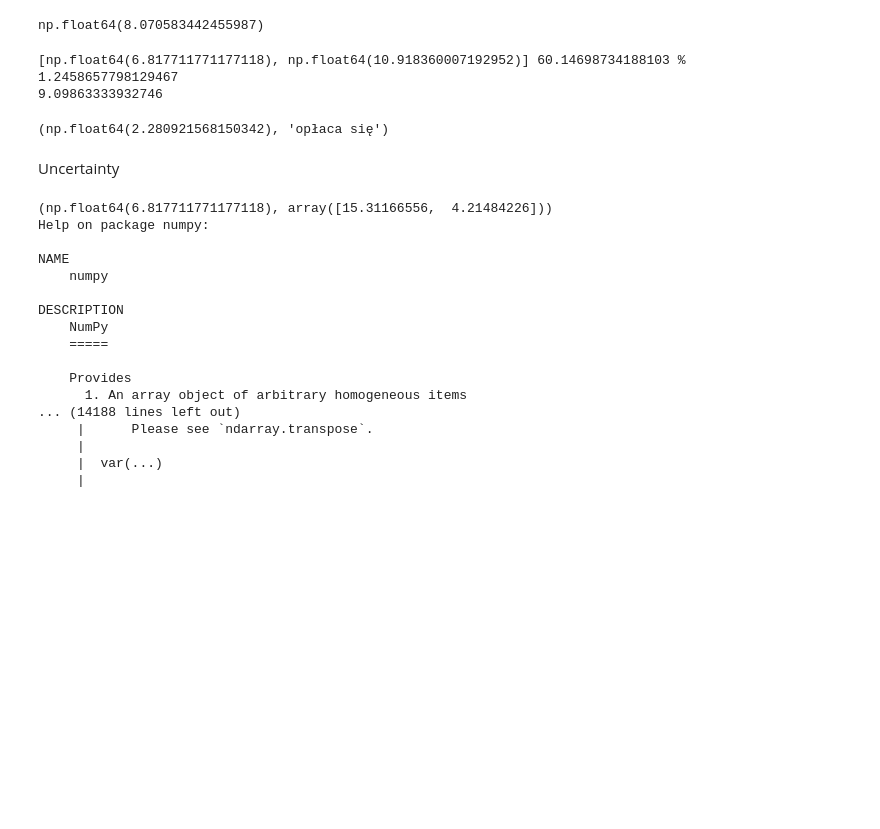
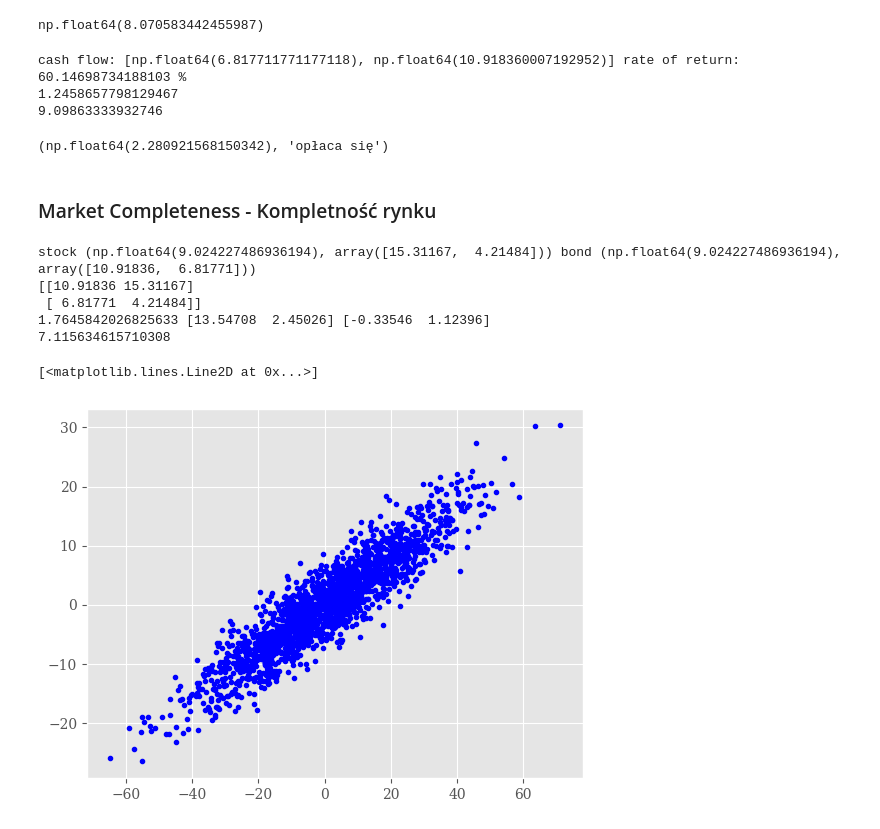
Before and after one commit to PawelSenko/Finanse, a Jupyter notebook: finanseAItest.ipynb, the cells around one changed output. Saved outputs shown, nothing was run; the diff lists cells and outputs as text; code cells hidden in the pictures; blank space fills up the shorter version.

Commit message:
Add new analyse of market

```diff
--- a/finanseAItest.ipynb
+++ b/finanseAItest.ipynb
@@ -142,7 +149,7 @@ c =cash_flow = [start,end]
 #Rate of return  c0+c1 / |c0| / stopa zwrotu
 
 r = (c[1]-c[0])/abs(c[0])*100  # r1= c[1]/c[0] -1
-print(c,r,'%')
+print('cash flow:',c,'rate of return:',r,'%')
 
 #Interest / Odsetki  There is a difference between a cash flow today and a cash flow in one year.
 
@@ -164,32 +171,56 @@ def NPV(c): #Net Present Value / Wartość bieżąca netto
 
 NPV(c)
 # %% [output]
-[np.float64(6.817711771177118), np.float64(10.918360007192952)] 60.14698734188103 %
+cash flow: [np.float64(6.817711771177118), np.float64(10.918360007192952)] rate of return: 60.14698734188103 %
 1.2458657798129467
 9.09863333932746
 (np.float64(2.280921568150342), 'opłaca się')
-# %% [markdown]
-Uncertainty
-# %%
-S0 = c[0]
-S1 = np.array((np.max(sma),np.min(sma)))
-S= (S0,S1)
-print (S)
-# %% [output]
-(np.float64(6.817711771177118), array([15.31166556,  4.21484226]))
-Help on package numpy:
-
-NAME
-    numpy
-
-DESCRIPTION
-    NumPy
-    =====
-
-    Provides
-      1. An array object of arbitrary homogeneous items
-... (14188 lines left out)
-     |      Please see `ndarray.transpose`.
-     |
-     |  var(...)
-     |
+# %% [markdown]
+### Market Completeness - Kompletność rynku
+# %%
+Towar_max = np.max(sma)
+Towar_min = np.min(sma)
+Towar_avg = np.mean(sma)
+
+Towar_stock = (Towar_avg,np.array((Towar_max,Towar_min)))
+Towar_bond = (Towar_avg,np.array((end,start)))
+
+print('stock',Towar_stock, 'bond', Towar_bond)
+
+
+M = np.array((Towar_bond[1],Towar_stock[1])).T  # macierz z wypłat odsetek i akcji
+print(M)
+K= np.min(cena_ważona['Cena']) # opcja wypłat
+C1= np.maximum(Towar_stock[1]-K,0)
+
+phi=  np.linalg.solve(M,C1) # opltymalne pozycje portfela
+
+print(K,C1,phi)
+
+#Arbitrage Pricing - ceny arbitażowe - jest to strategia polegająca na dokonaniu kilku transakcji( zajęcia co najmniej dwóch pozycji), tak żeby bez ponoszenia ryzyka osiągnąć zysk.
+
+C0 = np.dot(phi,(Towar_bond[0],Towar_stock[0]))
+print(C0)
+
+#Symulacja
+
+np.random.seed(100)
+n=2000
+b =np.random.standard_normal(n)
+s=np.random.standard_normal(n)
+def portfolio(b,s):
+    A=[b[i]*Towar_bond[1]+s[i]*Towar_stock[1] for i in range(n)]
+    return np.array(A)
+
+Rynek = portfolio(b,s)
+
+plt.figure()
+plt.plot(Rynek[:,0],Rynek[:,1],'b.')
+# %% [output]
+stock (np.float64(9.024227486936194), array([15.31167,  4.21484])) bond (np.float64(9.024227486936194), array([10.91836,  6.81771]))
+[[10.91836 15.31167]
+ [ 6.81771  4.21484]]
+1.7645842026825633 [13.54708  2.45026] [-0.33546  1.12396]
+7.115634615710308
+[<matplotlib.lines.Line2D at 0x...>]
+[figure, added]
```
Also changed, not shown: parts of 3 cells of this notebook.
